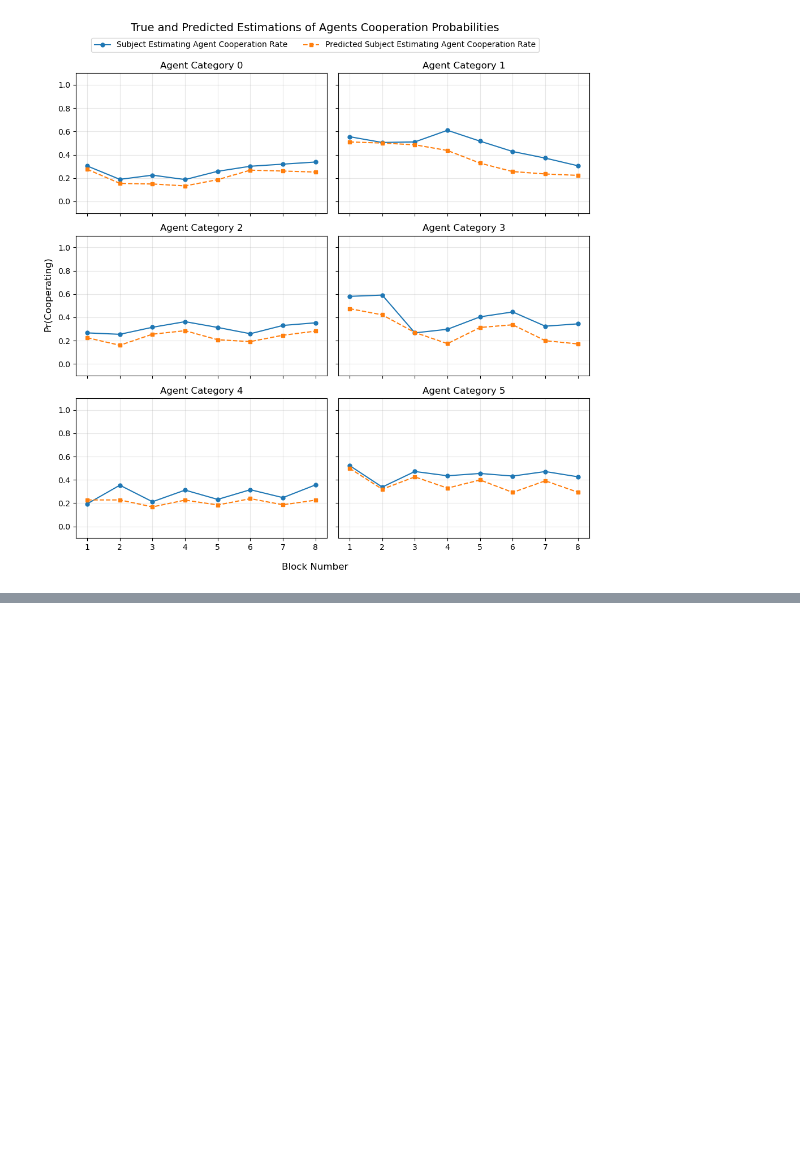
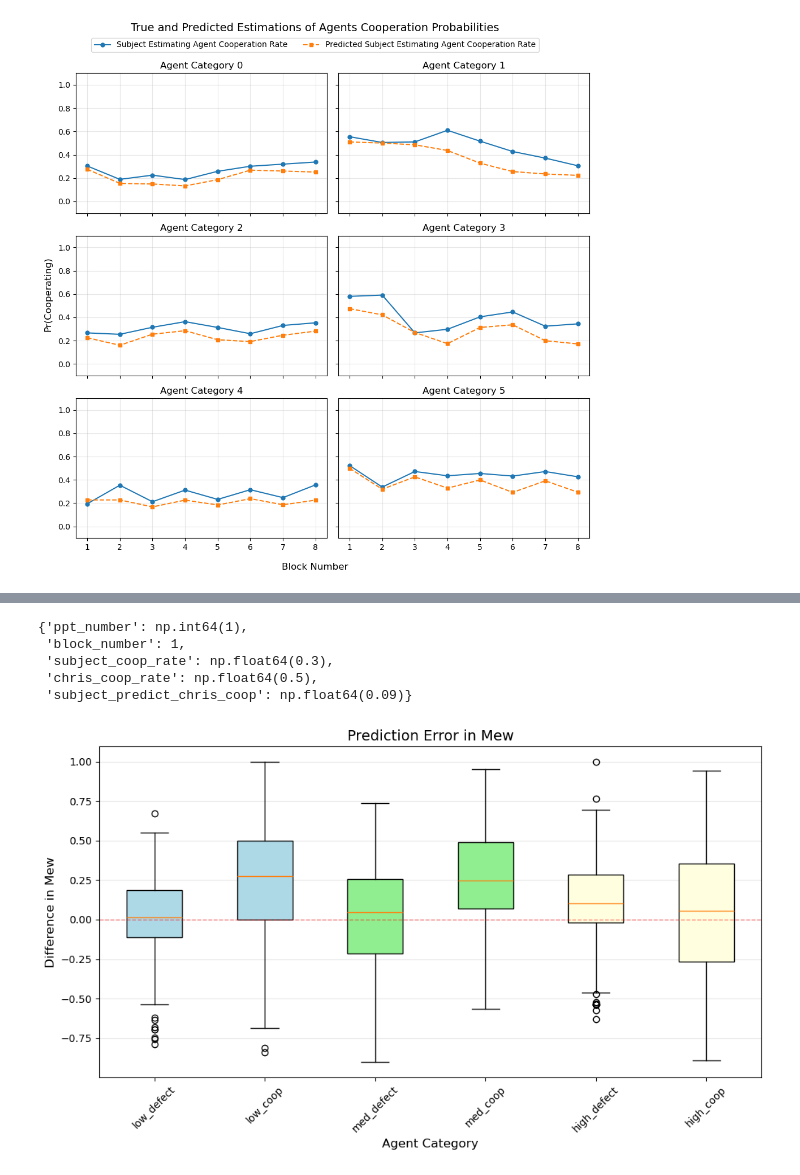
Before and after one commit to elxl/theory-of-mind-in-game, a Jupyter notebook: IPD_BRL.ipynb, the cells around one changed output, grey strips where cells are left out. Saved outputs shown, nothing was run; the diff lists cells and outputs as text; code cells hidden in the pictures; blank space fills up the shorter version.

```diff
--- a/IPD_BRL.ipynb
+++ b/IPD_BRL.ipynb
@@ -493,0 +647,59 @@ defaultdict(dict,
+# %%
+blocked_data[0]
+# %% [output]
+{'ppt_number': np.int64(1),
+ 'block_number': 1,
+ 'subject_coop_rate': np.float64(0.3),
+ 'chris_coop_rate': np.float64(0.5),
+ 'subject_predict_chris_coop': np.float64(0.09)}
+# %%
+diff_mews = defaultdict(list)
+for category, subjects in subjects_category.items():
+    for each in blocked_data:
+        if each['ppt_number'] in subjects:
+            block_start = block * block_size
+            block_end = (block + 1) * block_size
+            subject_predict_mew = brl_predictions[each['ppt_number']]['mews'][block_start:block_end][0]
+
+            diff_mews[category].append(each['subject_predict_chris_coop']-subject_predict_mew)
+# %%
+# Create box plot for diff_mews
+fig, ax = plt.subplots(figsize=(10, 6))
+categories = sorted(diff_mews.keys())
+
+# Map category numbers to descriptive labels
+category_labels = {
+    0: 'low_defect',
+    1: 'low_coop',
+    2: 'med_defect',
+    3: 'med_coop',
+    4: 'high_defect',
+    5: 'high_coop'
+}
+
+# Create labels list
+labels = [category_labels.get(cat, f'Cat_{cat}') for cat in categories]
+
+# Define colors for each group (low, med, high)
+colors = ['lightblue', 'lightblue', 'lightgreen', 'lightgreen', 'lightyellow', 'lightyellow']
+
+# Prepare data
+data = [diff_mews[cat] for cat in categories]
+
+# Create box plot
+bp = ax.boxplot(data, labels=labels, patch_artist=True, widths=0.5)
+for patch, color in zip(bp['boxes'], colors):
+    patch.set_facecolor(color)
+
+# Customize plot
+ax.set_xlabel('Agent Category', fontsize=12)
+ax.set_ylabel('Difference in Mew', fontsize=12)
+ax.set_title('Prediction Error in Mew', fontsize=14)
+ax.grid(True, alpha=0.3, axis='y')
+ax.tick_params(axis='x', rotation=45)
+ax.axhline(y=0, color='red', linestyle='--', linewidth=1, alpha=0.5)
+
+plt.tight_layout()
+plt.show()
+# %% [output]
+[figure, added]
```
Also changed, not shown: parts of 10 cells of this notebook.
